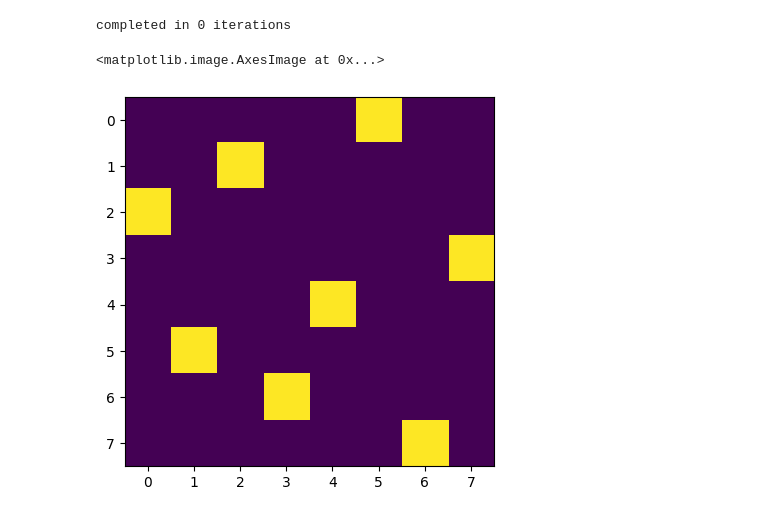
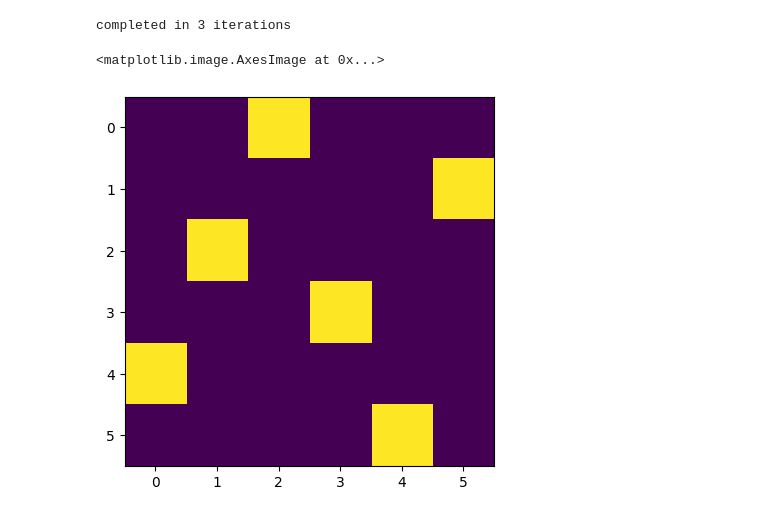
Before and after one commit to trevor-chan/n-trees, a Jupyter notebook: generator.ipynb, the cells around one changed output. Cells and saved outputs as stored; diff of their text form; code cells hidden in the pictures.

```diff
--- a/generator.ipynb
+++ b/generator.ipynb
@@ -237,11 +10,11 @@ def place_tree(forest, visited=None, trees_pred=None, solutions=None):
 # %%
-trees = grow_tree_array(8, 1, maxiter = 1000000)
+trees = plant_trees(6, 1, maxiter = 1000000)
 
 plt.imshow(trees)
 # %% [output]
-completed in 0 iterations
+completed in 3 iterations
 <matplotlib.image.AxesImage at 0x...>
-[figure, old version]
+[figure, new version]
 # %%
 start = time.time()
 singular_forest = generate_singular_forest(trees)
```
Also changed, not shown: parts of 26 cells of this notebook, 2 other files.
